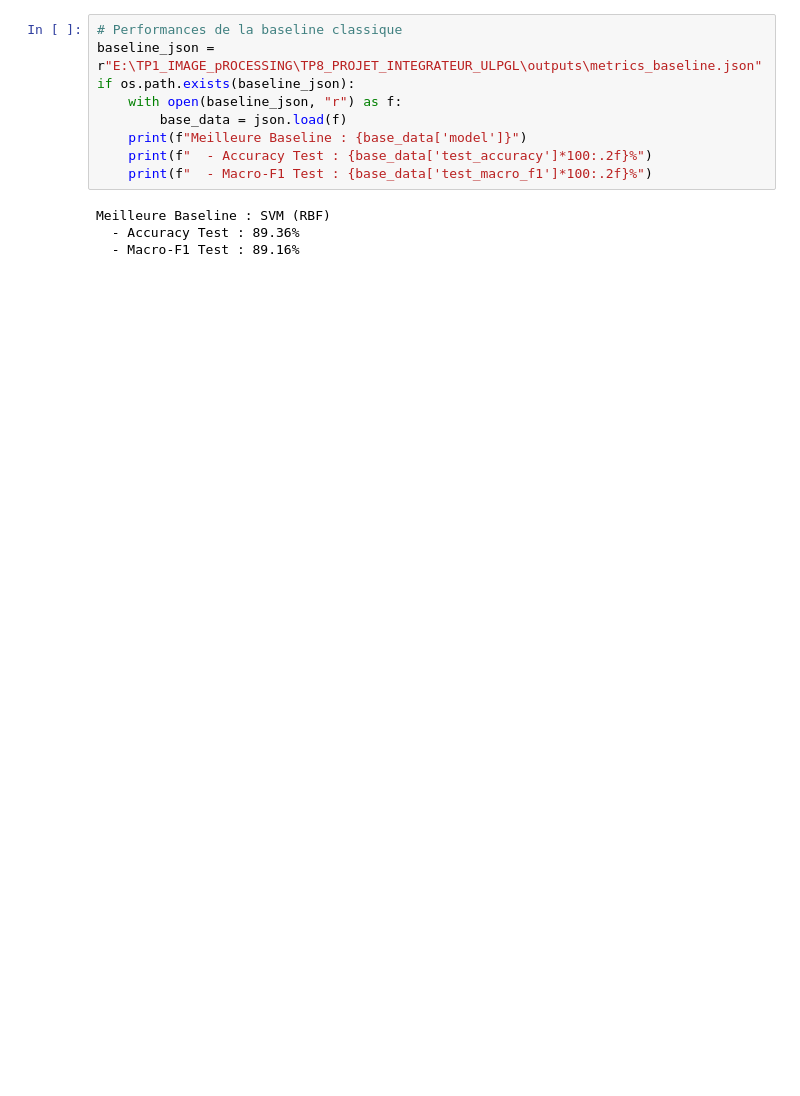
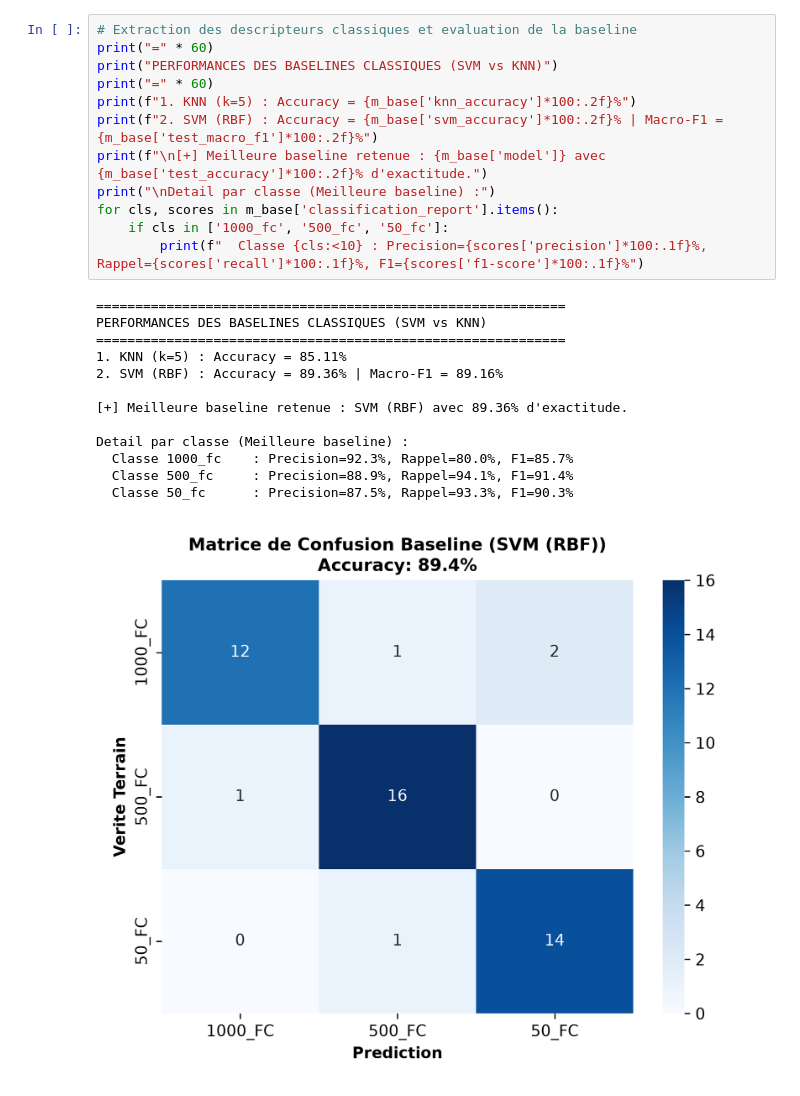
Before and after one commit to benjaminmugangu/TP_IMAGE_PROCESSING, a Jupyter notebook: TP8_PROJET_INTEGRATEUR_ULPGL/TP8_Projet_Integrateur_Vision_ULPGL.ipynb, the cells around one changed output. Cells and saved outputs as stored; diff of their text form; blank space fills up the shorter version.

```diff
--- a/TP8_PROJET_INTEGRATEUR_ULPGL/TP8_Projet_Integrateur_Vision_ULPGL.ipynb
+++ b/TP8_PROJET_INTEGRATEUR_ULPGL/TP8_Projet_Integrateur_Vision_ULPGL.ipynb
@@ -118,16 +139,29 @@ Conformément aux exigences d'ingénierie du cours (Modules 1 à 4), nous établ
-# %%
-# Performances de la baseline classique
-baseline_json = r"E:\TP1_IMAGE_pROCESSING\TP8_PROJET_INTEGRATEUR_ULPGL\outputs\metrics_baseline.json"
-if os.path.exists(baseline_json):
-    with open(baseline_json, "r") as f:
-        base_data = json.load(f)
-    print(f"Meilleure Baseline : {base_data['model']}")
-    print(f"  - Accuracy Test : {base_data['test_accuracy']*100:.2f}%")
-    print(f"  - Macro-F1 Test : {base_data['test_macro_f1']*100:.2f}%")
-# %% [output]
-Meilleure Baseline : SVM (RBF)
-  - Accuracy Test : 89.36%
-  - Macro-F1 Test : 89.16%
+# %%
+# Extraction des descripteurs classiques et evaluation de la baseline
+print("=" * 60)
+print("PERFORMANCES DES BASELINES CLASSIQUES (SVM vs KNN)")
+print("=" * 60)
+print(f"1. KNN (k=5) : Accuracy = {m_base['knn_accuracy']*100:.2f}%")
+print(f"2. SVM (RBF) : Accuracy = {m_base['svm_accuracy']*100:.2f}% | Macro-F1 = {m_base['test_macro_f1']*100:.2f}%")
+print(f"\n[+] Meilleure baseline retenue : {m_base['model']} avec {m_base['test_accuracy']*100:.2f}% d'exactitude.")
+print("\nDetail par classe (Meilleure baseline) :")
+for cls, scores in m_base['classification_report'].items():
+    if cls in ['1000_fc', '500_fc', '50_fc']:
+        print(f"  Classe {cls:<10} : Precision={scores['precision']*100:.1f}%, Rappel={scores['recall']*100:.1f}%, F1={scores['f1-score']*100:.1f}%")
+# %% [output]
+============================================================
+PERFORMANCES DES BASELINES CLASSIQUES (SVM vs KNN)
+============================================================
+1. KNN (k=5) : Accuracy = 85.11%
+2. SVM (RBF) : Accuracy = 89.36% | Macro-F1 = 89.16%
+
+[+] Meilleure baseline retenue : SVM (RBF) avec 89.36% d'exactitude.
+
+Detail par classe (Meilleure baseline) :
+  Classe 1000_fc    : Precision=92.3%, Rappel=80.0%, F1=85.7%
+  Classe 500_fc     : Precision=88.9%, Rappel=94.1%, F1=91.4%
+  Classe 50_fc      : Precision=87.5%, Rappel=93.3%, F1=90.3%
+[figure, added]
 # %% [markdown]
 ## 4. Modèle CNN par Transfer Learning (Semaines 5-6)
 
```
Also changed, not shown: parts of 20 cells of this notebook, 12 other files.
